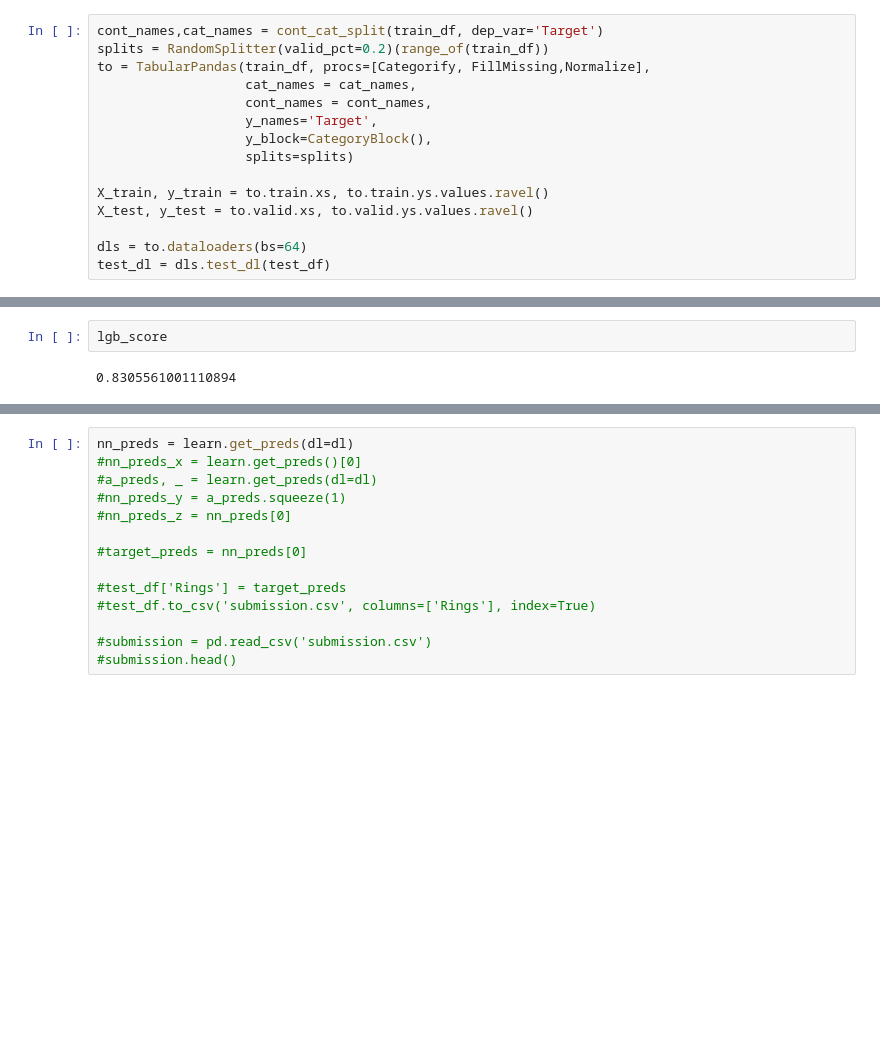
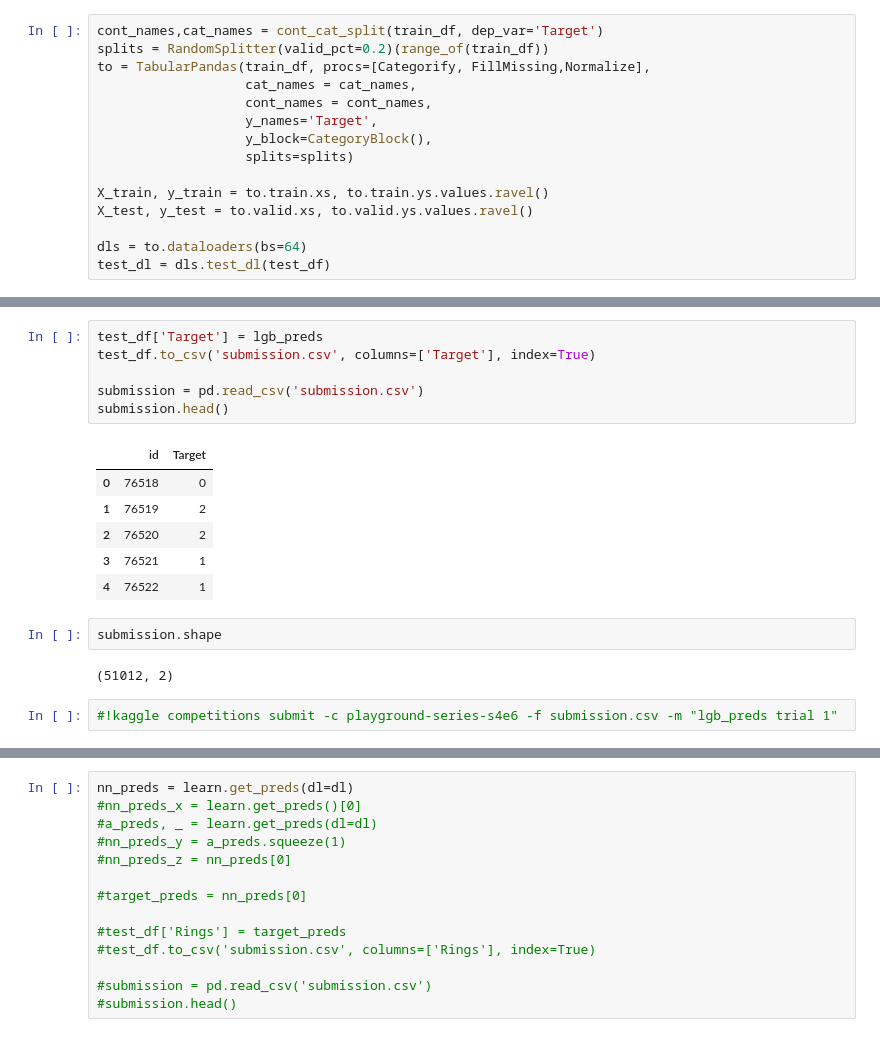
Before and after one commit to rubanzasilva/academic_success, a Jupyter notebook: s04e06_fastai+GBT.ipynb, the cells around one changed output, grey strips where cells are left out. Cells and saved outputs as stored; diff of their text form; blank space fills up the shorter version.

```diff
--- a/s04e06_fastai+GBT.ipynb
+++ b/s04e06_fastai+GBT.ipynb
@@ -255,7 +255,22 @@ And if memory is not enough, you can set `force_col_wise=true`.
-# %%
-lgb_score
-# %% [output]
-0.8305561001110894
+# %%
+test_df['Target'] = lgb_preds
+test_df.to_csv('submission.csv', columns=['Target'], index=True)
+
+submission = pd.read_csv('submission.csv')
+submission.head()
+# %% [output]
+|  | id | Target |
+| 0 | 76518 | 0 |
+| 1 | 76519 | 2 |
+| 2 | 76520 | 2 |
+| 3 | 76521 | 1 |
+| 4 | 76522 | 1 |
+# %%
+submission.shape
+# %% [output]
+(51012, 2)
+# %%
+#!kaggle competitions submit -c playground-series-s4e6 -f submission.csv -m "lgb_preds trial 1"
 # %%
 learn = tabular_learner(dls, metrics=accuracy)
 learn.lr_find(suggest_funcs=(slide,valley))
```
Also changed, not shown: parts of 226 cells of this notebook.
